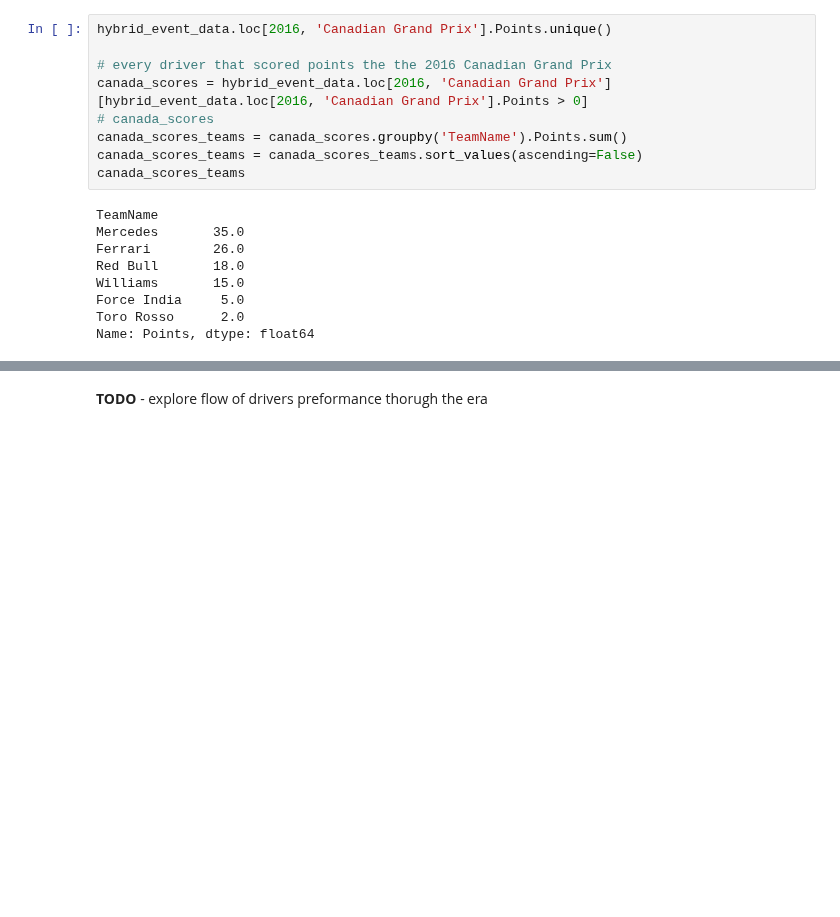
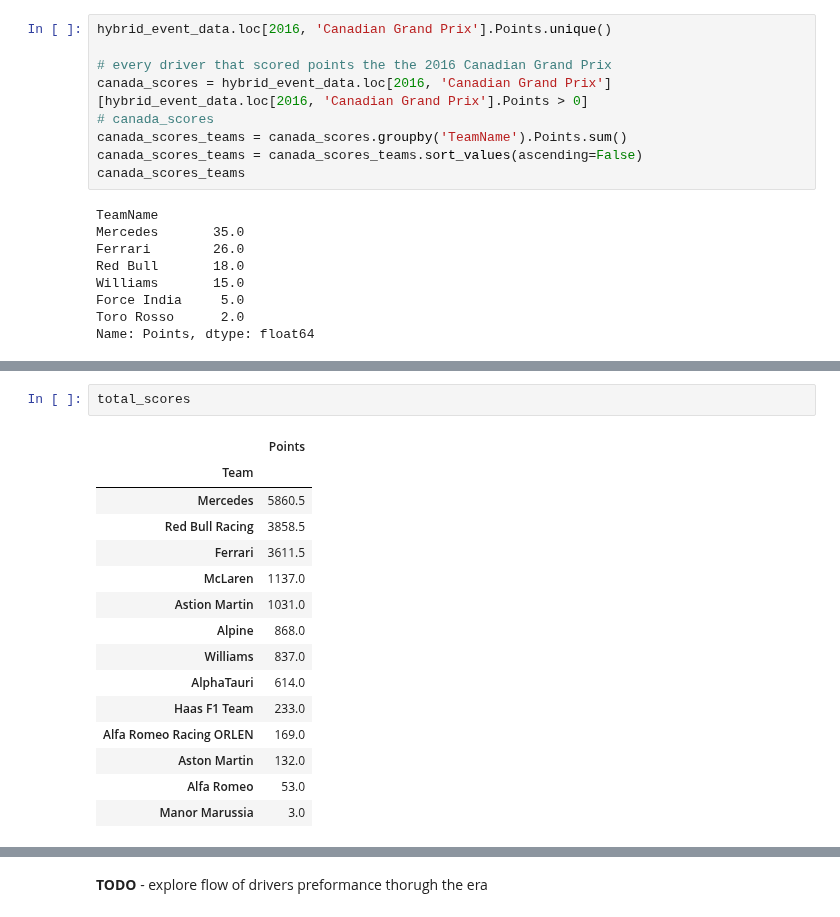
Before and after one commit to Zoibderg/F1-Analysis, a Jupyter notebook: Hybrid_Era_Analysis.ipynb, the cells around one changed output, grey strips where cells are left out. Saved outputs shown, nothing was run; the diff lists cells and outputs as text; blank space fills up the shorter version.

```diff
--- a/Hybrid_Era_Analysis.ipynb
+++ b/Hybrid_Era_Analysis.ipynb
@@ -522,0 +564,18 @@ Name: Points, dtype: float64
+# %%
+total_scores
+# %% [output]
+|  | Points |
+| Team |  |
+| Mercedes | 5860.5 |
+| Red Bull Racing | 3858.5 |
+| Ferrari | 3611.5 |
+| McLaren | 1137.0 |
+| Astion Martin | 1031.0 |
+| Alpine | 868.0 |
+| Williams | 837.0 |
+| AlphaTauri | 614.0 |
+| Haas F1 Team | 233.0 |
+| Alfa Romeo Racing ORLEN | 169.0 |
+| Aston Martin | 132.0 |
+| Alfa Romeo | 53.0 |
+| Manor Marussia | 3.0 |
```
Also changed, not shown: parts of 4 cells of this notebook.
